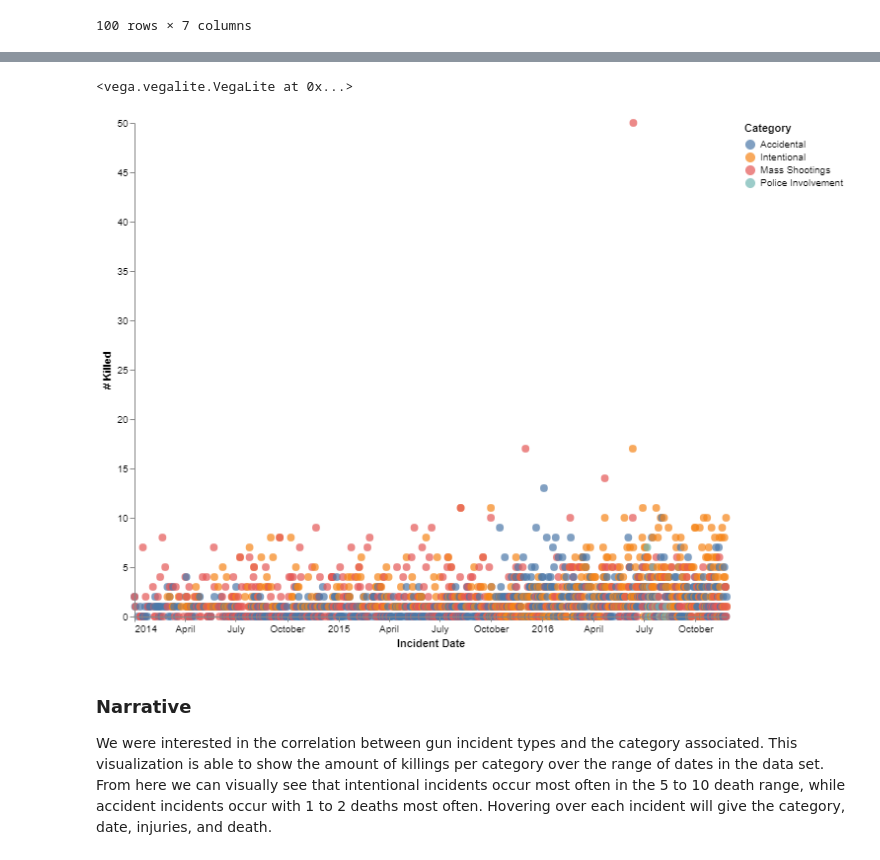
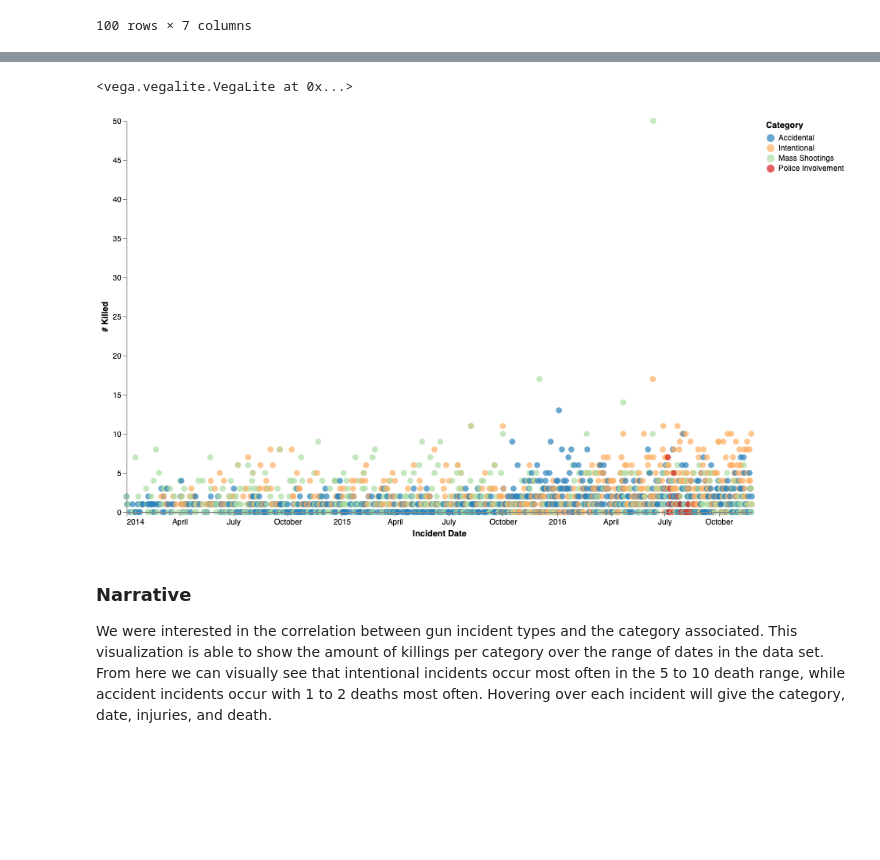
Before and after one commit to kwright76/Gun-Violence-Analysis, a Jupyter notebook: First Version.ipynb, the cells around one changed output, grey strips where cells are left out. Drawn from its saved outputs; the diff is of its cells as text; code cells hidden in the pictures; blank space fills up the shorter version.

Commit message:
Convert Tableau charts to Altair

```diff
--- a/First Version.ipynb
+++ b/First Version.ipynb
@@ -34,2 +65,2 @@ Before we begin, let's have a look at the general distribution of the data.
 # %%
-df1 = df
+df1 = df.copy()
@@ -57,5 +71,6 @@ df1[df1.duplicated(['Incident Date','Address'])].sort_values(['Incident Date', '
 # %%
-df1.drop(['Unnamed: 0'], axis=1).set_index(['Incident Date','Address']).sort_values('Incident Date', ascending=True).head(100)
+df1 = df1.set_index(['Incident Date','Address']).sort_values('Incident Date', ascending=True)
+df1.head(100)
 # %% [output]
 |  |  | State | City Or County | # Killed | # Injured | Operations | Category | Age |
 | Incident Date | Address |  |  |  |  |  |  |  |
@@ -79,6 +96,6 @@ df1.drop(['Unnamed: 0'], axis=1).set_index(['Incident Date','Address']).sort_val
 # %%
-df1['death'] = df1['# Killed'].apply(lambda x: 0 if x == 0 else 1)
+df1['Death'] = df1['# Killed'].apply(lambda x: 0 if x == 0 else 1)
 # %%
-df1['injury'] = df1['# Injured'].apply(lambda x: 0 if x == 0 else 1)
+df1['Injury'] = df1['# Injured'].apply(lambda x: 0 if x == 0 else 1)
 # %%
 df2 = df1.groupby(['Incident Date','Category']).sum().reset_index()
@@ -85,23 +122,23 @@ df2 = df1.groupby(['Incident Date','Category']).sum().reset_index()
 # %%
 source = df2
 # %%
- chart = alt.Chart(source).mark_circle(size = 60).encode(
+chart = alt.Chart(source).mark_circle(size = 60).encode(
     x = 'Incident Date',
     y = '# Killed',
-    color = 'Category',
+    color = alt.Color('Category', scale=palette),
     tooltip = ['Category','Incident Date','# Killed','# Injured']
 )
 chart.configure_axis(
     grid = False
 ).configure_view(
     strokeWidth = 0
 ).properties(
-    width = 600,
+    width = 800,
     height = 500
 )
 # %% [output]
 <vega.vegalite.VegaLite at 0x...>
-[figure, old version]
+[figure, new version]
 # %% [markdown]
 ### Narrative
 We were interested in the correlation between gun incident types and the category associated. This visualization is able to show the amount of killings per category over the range of dates in the data set. From here we can visually see that intentional incidents occur most often in the 5 to 10 death range, while accident incidents occur with 1 to 2 deaths most often. Hovering over each incident will give the category, date, injuries, and death.
```
Also changed, not shown: parts of 52 cells of this notebook.
